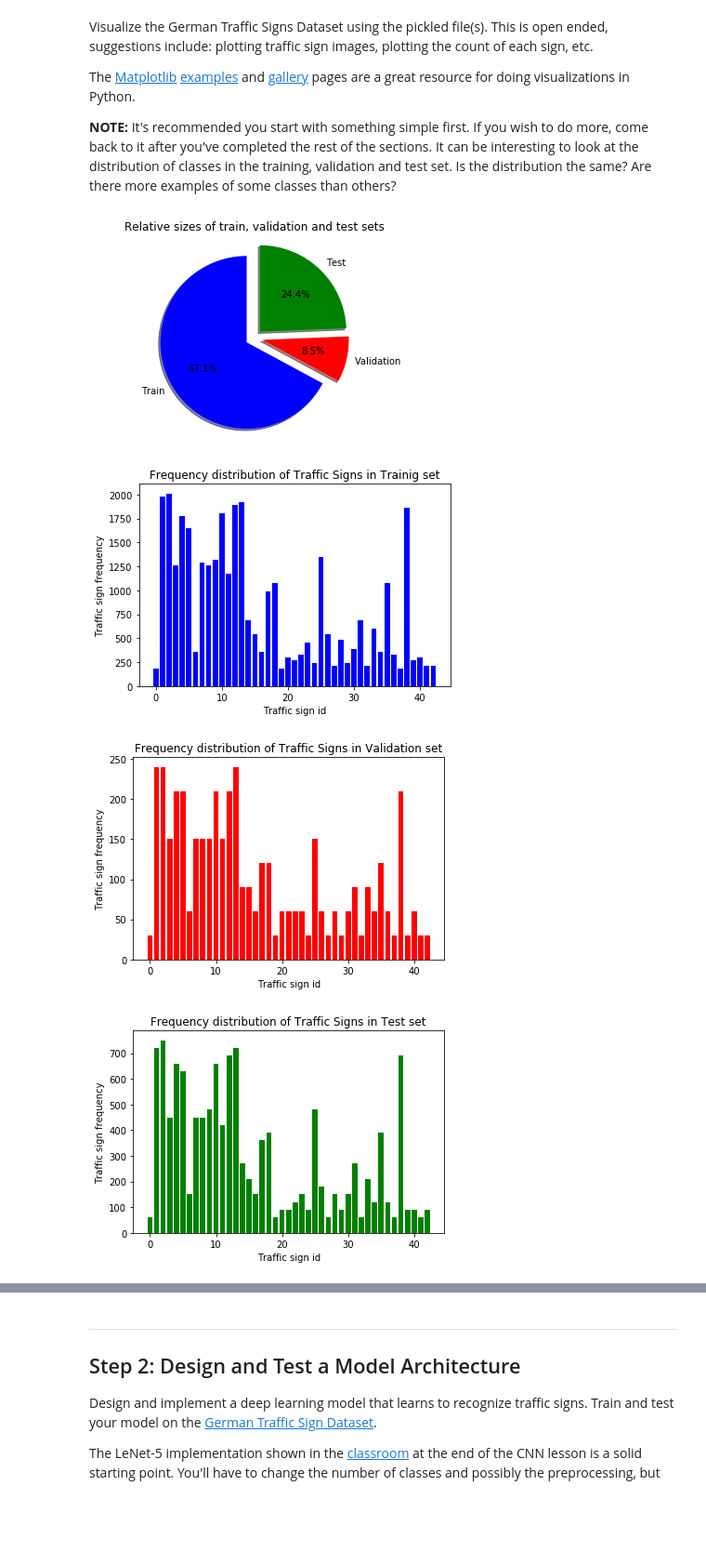
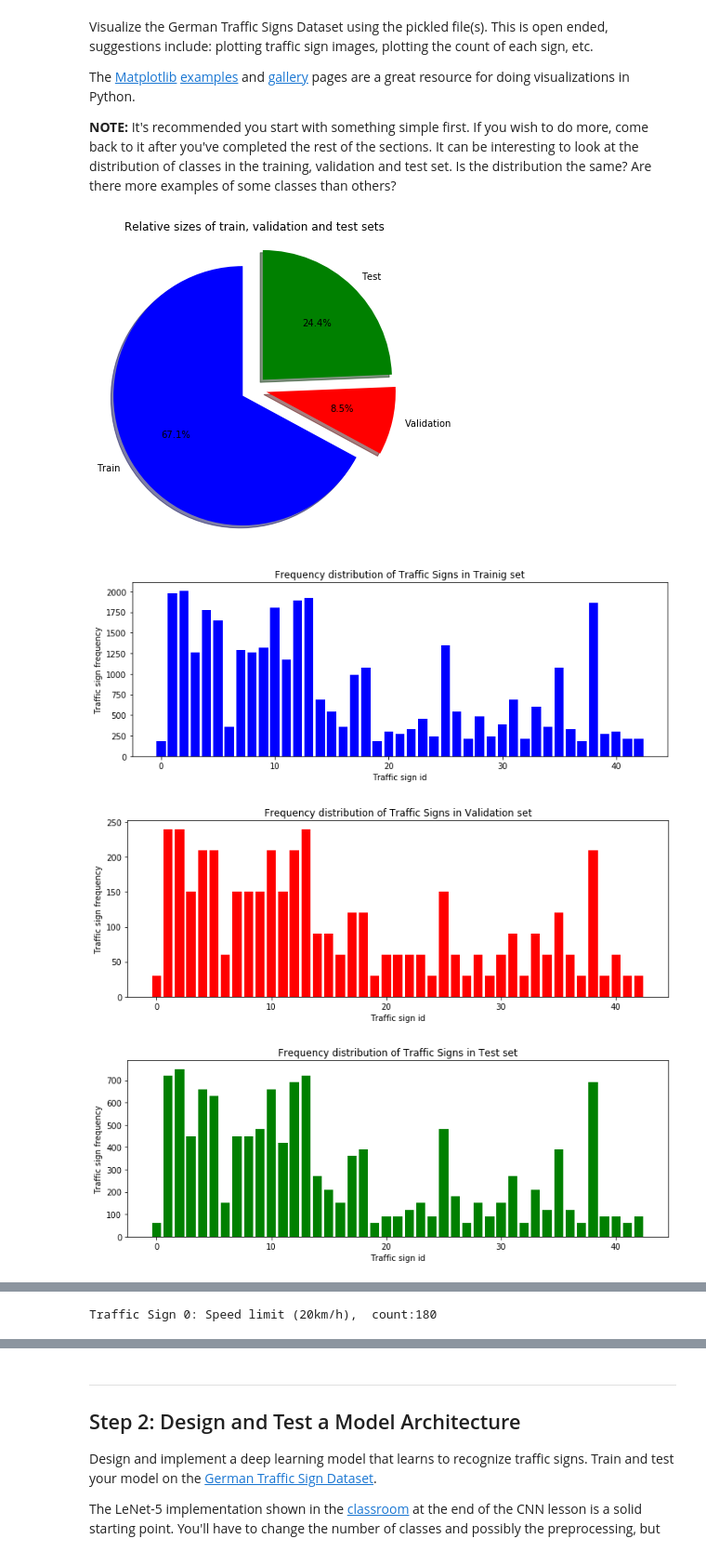
Before and after one commit to swarnimsoni/CarND-Traffic-Sign-Classifier-Project-master, a Jupyter notebook: Traffic_Sign_Classifier.ipynb, the cells around one changed output, grey strips where cells are left out. Shown at 93% size. Saved outputs shown, nothing was run; the diff lists cells and outputs as text; code cells hidden in the pictures; blank space fills up the shorter version.

```diff
--- a/Traffic_Sign_Classifier.ipynb
+++ b/Traffic_Sign_Classifier.ipynb
@@ -116,6 +116,7 @@ import matplotlib.pyplot as pyplt
 %matplotlib inline
 
 
+plt.figure(figsize=(6,6))
 # plot Ratio of sizes of train, validation and test sets
 plt.pie([y_train.shape[0],y_valid.shape[0],y_test.shape[0]], explode=[0.1,0.1,0.1], labels=['Train','Validation','Test'],
         autopct='%1.1f%%', shadow=True, startangle=90,colors=['b','r','g'])
@@ -129,6 +130,7 @@ for i_array,i_dataSetType, i_colour in [[y_train,'Trainig','blue'],[y_valid,'Val
     t_labels = sorted(set(i_array))
     t_frequency = [list(i_array).count(i) for i in t_labels]
 
+    plt.figure(figsize=(12,4))
     plt.bar(t_labels,t_frequency,color=i_colour)
     plt.ylabel('Traffic sign frequency')
     plt.xlabel('Traffic sign id')
@@ -136,49 +138,60 @@ for i_array,i_dataSetType, i_colour in [[y_train,'Trainig','blue'],[y_valid,'Val
 
     plt.show()
 # Compare frequency distributions of the three datasets
-import matplotlib.pyplot as pyplt
+
 fig = pyplt.figure(figsize=(12,4),dpi = 80)
 ax = fig.add_subplot(111)
 diff = 0.3
 
 #coculate frequency of each class in train, test and validation datasets
 dataSet_Distribution={}
+frequency_Distribution={}
+
 for i_array,i_dataSetType in [[y_train,'Training'],[y_valid,'Validation'],[y_test,'Test']]:
     t_labels = sorted(set(i_array))
+    frequency_Distribution[i_dataSetType] = [list(i_array).count(i) for i in t_labels]
     dataSet_Distribution[i_dataSetType]=[list(i_array).count(i)/i_array.size for i in t_labels]
 
 #plot distribution of each data set
 for i_array,i_dataSetType, i_colour,i_width in [[y_train,'Training','blue',-diff],[y_valid,'Validation','red',0],[y_test,'Test','green',diff]]:
     t_labels = sorted(set(i_array))
     t_frequency = [list(i_array).count(i)/i_array.size for i in t_labels]
 
 
     ax.bar([i+i_width for i in t_labels],t_frequency,color=i_colour, width=diff, align='center', label=i_dataSetType)
     ax.autoscale(tight=True)
 pyplt.legend()
 pyplt.ylabel('Traffic sign frequency in %')
 pyplt.xlabel('Traffic sign id')
 pyplt.title('% Frequency distribution of Traffic Signs')
 
 pyplt.show()
 
-# draw at least one image of each traffic sign
-# traverse training set and find out the different first 43 examples of traffic signs
-trafficSignIndex = [list(y_train).index(i) for i in range(43)]
-#fig, axs = pyplt.subplots(15,30,figsize=(20,10))
-#fig.subplots_adjust(hspace = 0.1, wspace = 0.001)
-#axs.ravel()
-#print(X_train.shape)
-#for i in range(43):
-    #plt.figure()
-    #pyplt.subplot(15,3,i+1)
-    #axs[i+1].axis('off')
-    #axs[i+1].settitle(traffic_sign_names[i])
-    #axs[i+1].imshow(X_train[trafficSignIndex[i]])
+import random
+
+class_indices_in_trainingSet = [list(np.where(y_train==i_class)) for i_class in range(43)]
+for i_class, i_class_index, c_count in zip(list(range(43)), class_indices_in_trainingSet, frequency_Distribution['Training']):
+    print("Traffic Sign {}: {},  count:{} ".format (i_class, traffic_sign_names[i_class], c_count))
+    fig = pyplt.figure(figsize = (6, 1))
+    fig.subplots_adjust(left = 0, right = 1, bottom = 0, top = 1, hspace = 0.05, wspace = 0.05)
+    #print(len(c_index[0]),c_count)
+    random_indices = random.sample(range(len(i_class_index[0])), 5)
+
+    #display any 5 images for the class
+    for i in range(5):
+        axis = fig.add_subplot(1, 5, i + 1, xticks=[], yticks=[])
+        axis.imshow(X_train[i_class_index[0][random_indices[i]]])
+    pyplt.show()
+
+#pyplt.bar( np.arange( 43 ), 43, align='center' )
+#pyplt.xlabel('Class')
+#pyplt.ylabel('Number of training examples')
+#pyplt.xlim([-1, 43])
 #pyplt.show()
 # %% [output]
-[figure, old version]
+[figure, new version]
-[figure, old version]
+[figure, new version]
-[figure, old version]
+[figure, new version]
-[figure, old version]
+[figure, new version]
 [figure]
+Traffic Sign 0: Speed limit (20km/h),  count:180
```
Also changed, not shown: parts of 40 cells of this notebook, 15 other files.
